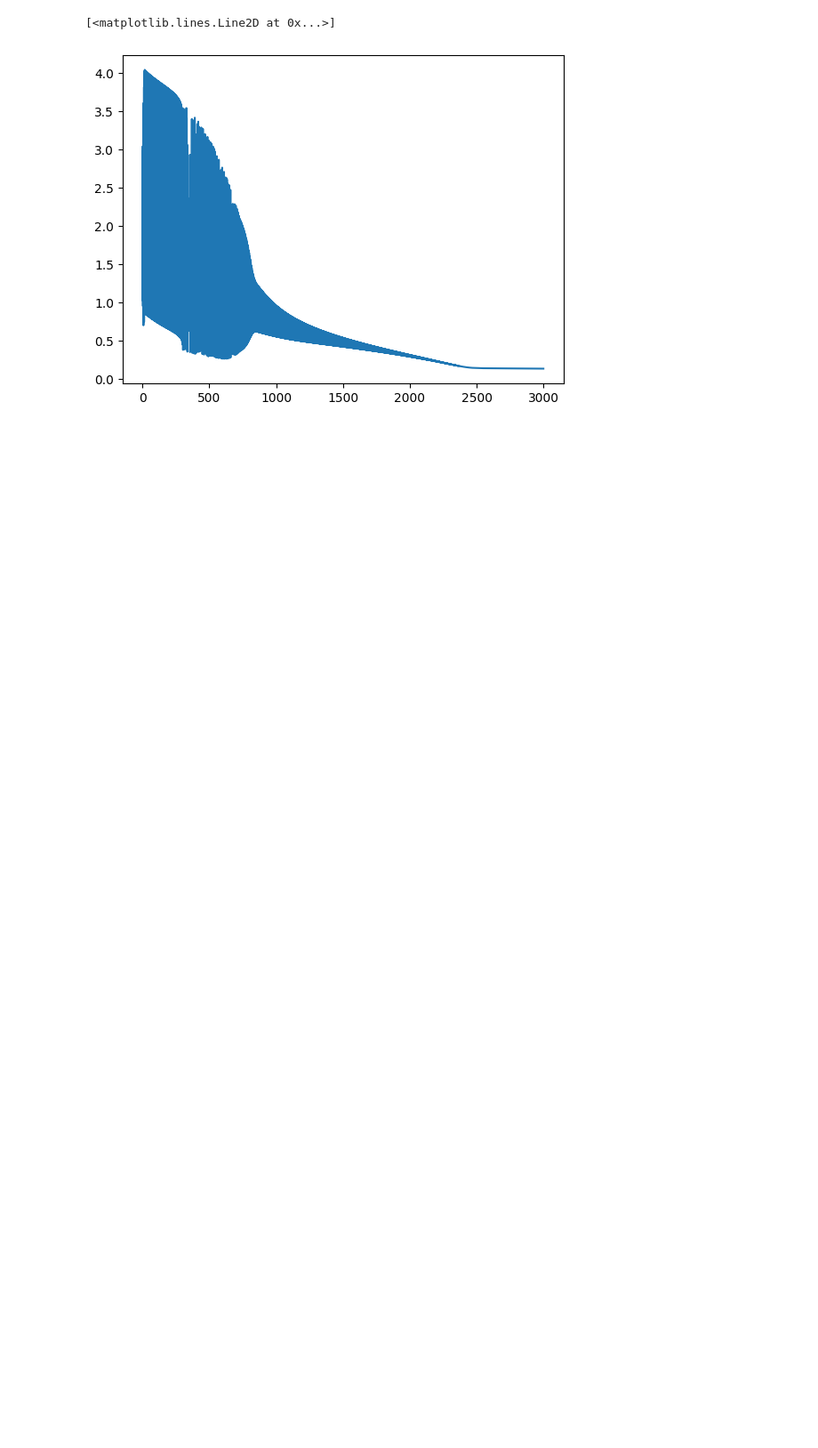
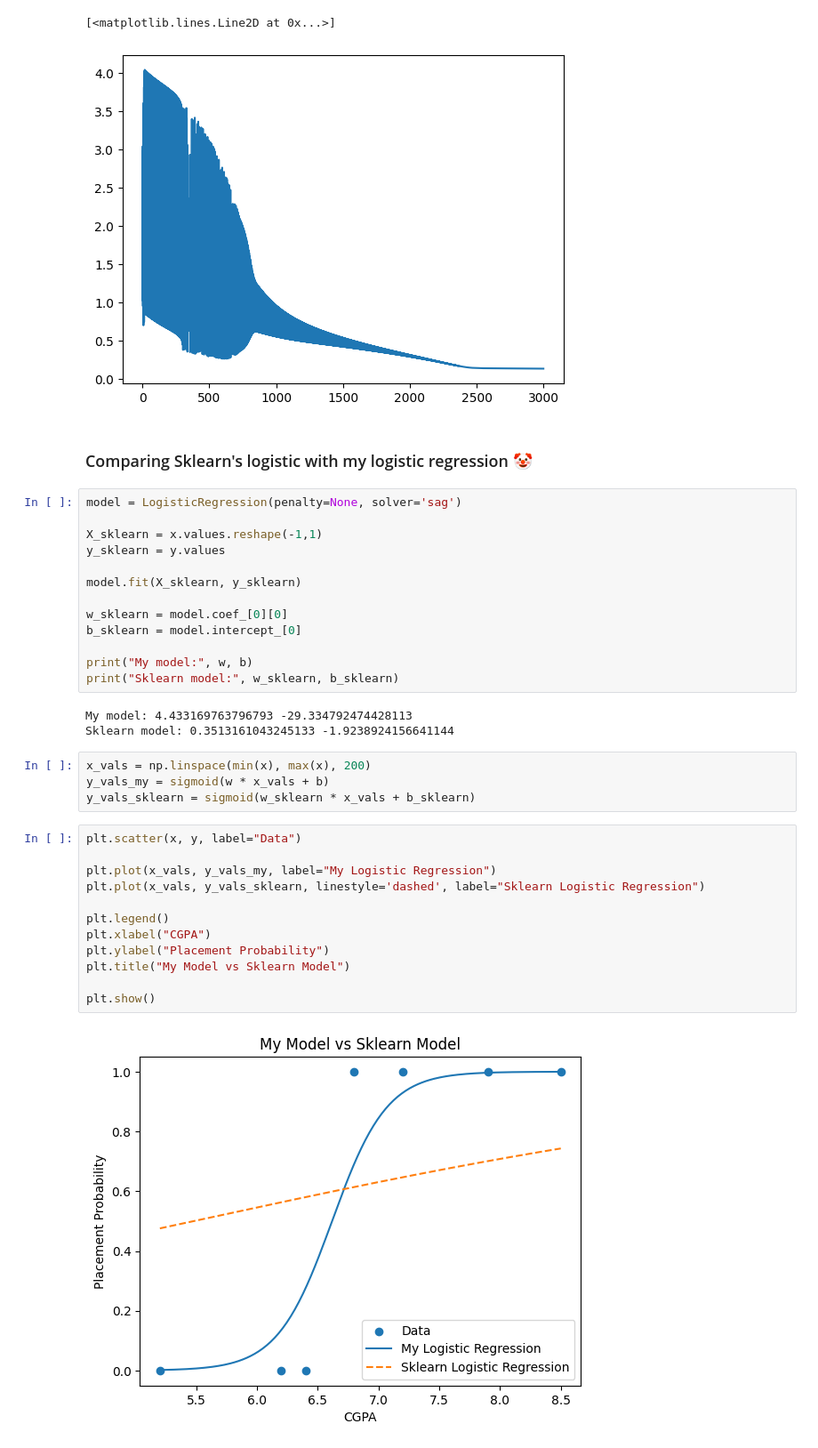
Before and after one commit to adityamishra3/Learning-ML, a Jupyter notebook: fundamentals/logistic_regression/notebooks/01_basic_logistic_regression.ipynb, the cells around one changed output. Shown at 89% size. Saved outputs shown, nothing was run; the diff lists cells and outputs as text; blank space fills up the shorter version.

Commit message:
implement: comparing my model with sklearn's logistic regression model

```diff
--- a/fundamentals/logistic_regression/notebooks/01_basic_logistic_regression.ipynb
+++ b/fundamentals/logistic_regression/notebooks/01_basic_logistic_regression.ipynb
@@ -136,3 +136,39 @@ plt.plot(losses)
 [figure]
 [<matplotlib.lines.Line2D at 0x...>]
 [figure]
+# %% [markdown]
+### Comparing Sklearn's logistic with my logistic regression 🤡
+# %%
+model = LogisticRegression(penalty=None, solver='sag')
+
+X_sklearn = x.values.reshape(-1,1)
+y_sklearn = y.values
+
+model.fit(X_sklearn, y_sklearn)
+
+w_sklearn = model.coef_[0][0]
+b_sklearn = model.intercept_[0]
+
+print("My model:", w, b)
+print("Sklearn model:", w_sklearn, b_sklearn)
+# %% [output]
+My model: 4.433169763796793 -29.334792474428113
+Sklearn model: 0.3513161043245133 -1.9238924156641144
+# %%
+x_vals = np.linspace(min(x), max(x), 200)
+y_vals_my = sigmoid(w * x_vals + b)
+y_vals_sklearn = sigmoid(w_sklearn * x_vals + b_sklearn)
+# %%
+plt.scatter(x, y, label="Data")
+
+plt.plot(x_vals, y_vals_my, label="My Logistic Regression")
+plt.plot(x_vals, y_vals_sklearn, linestyle='dashed', label="Sklearn Logistic Regression")
+
+plt.legend()
+plt.xlabel("CGPA")
+plt.ylabel("Placement Probability")
+plt.title("My Model vs Sklearn Model")
+
+plt.show()
+# %% [output]
+[figure, added]
```
Also changed, not shown: parts of 1 cell of this notebook.
